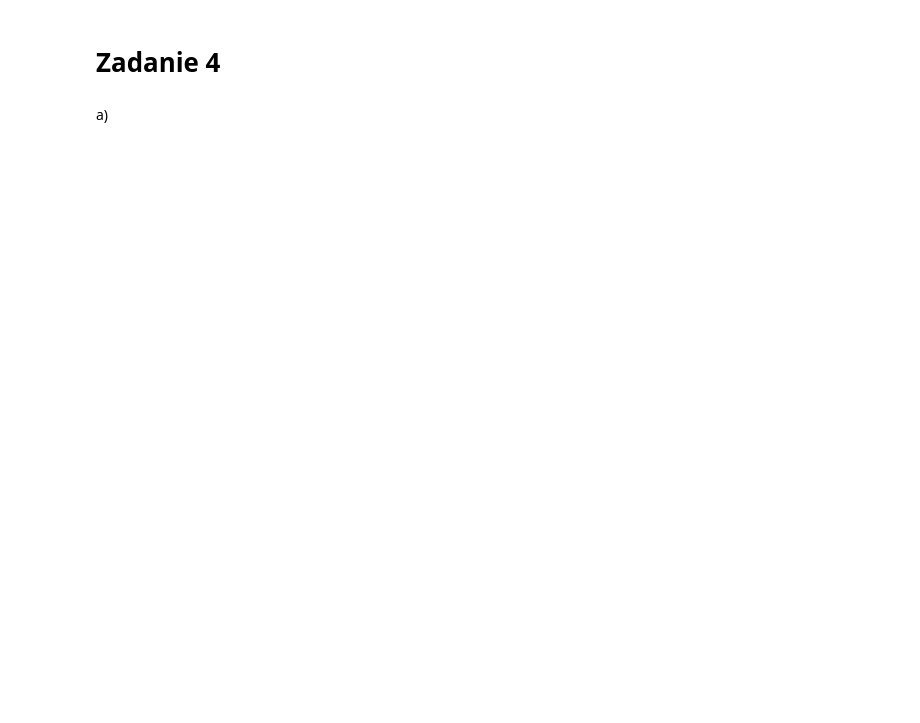
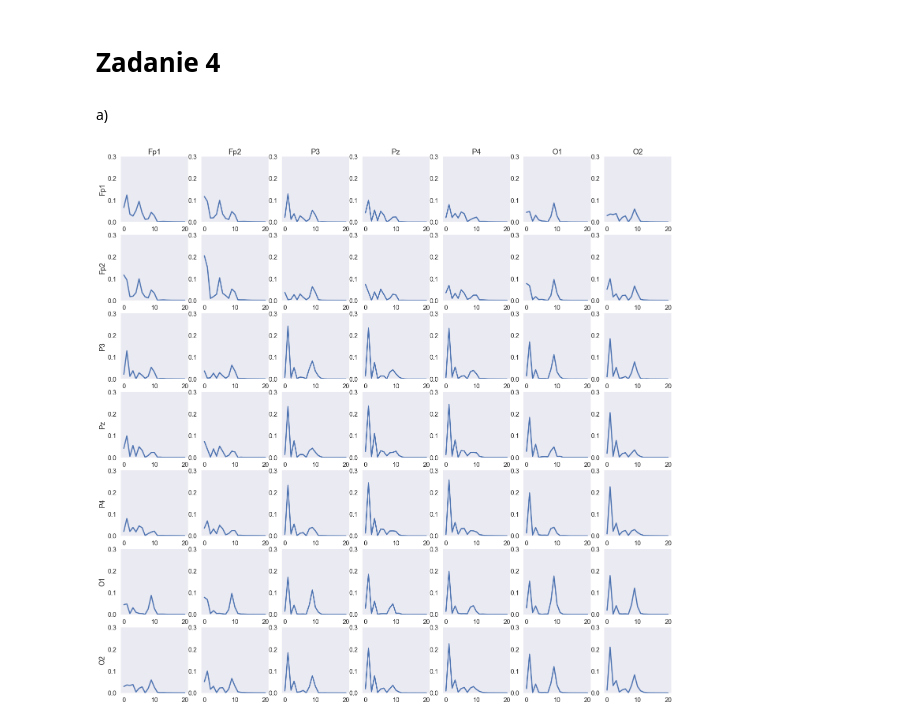
Before and after one commit to PPierzc/PracowniaEEG, a Jupyter notebook: autocorrelate/Cw1.ipynb, the cells around one changed output. Drawn from its saved outputs; the diff is of its cells as text; code cells hidden in the pictures; blank space fills up the shorter version.

```diff
--- a/autocorrelate/Cw1.ipynb
+++ b/autocorrelate/Cw1.ipynb
@@ -593,5 +593,3 @@ plt.show()
 # Zadanie 4
 # %% [markdown]
 a)
-# %%
-def f()
@@ -597,0 +754,4 @@ def f()
+# %%
+plot_spectrum()
+# %% [output]
+[figure, added]
```
Also changed, not shown: parts of 3 cells of this notebook.
